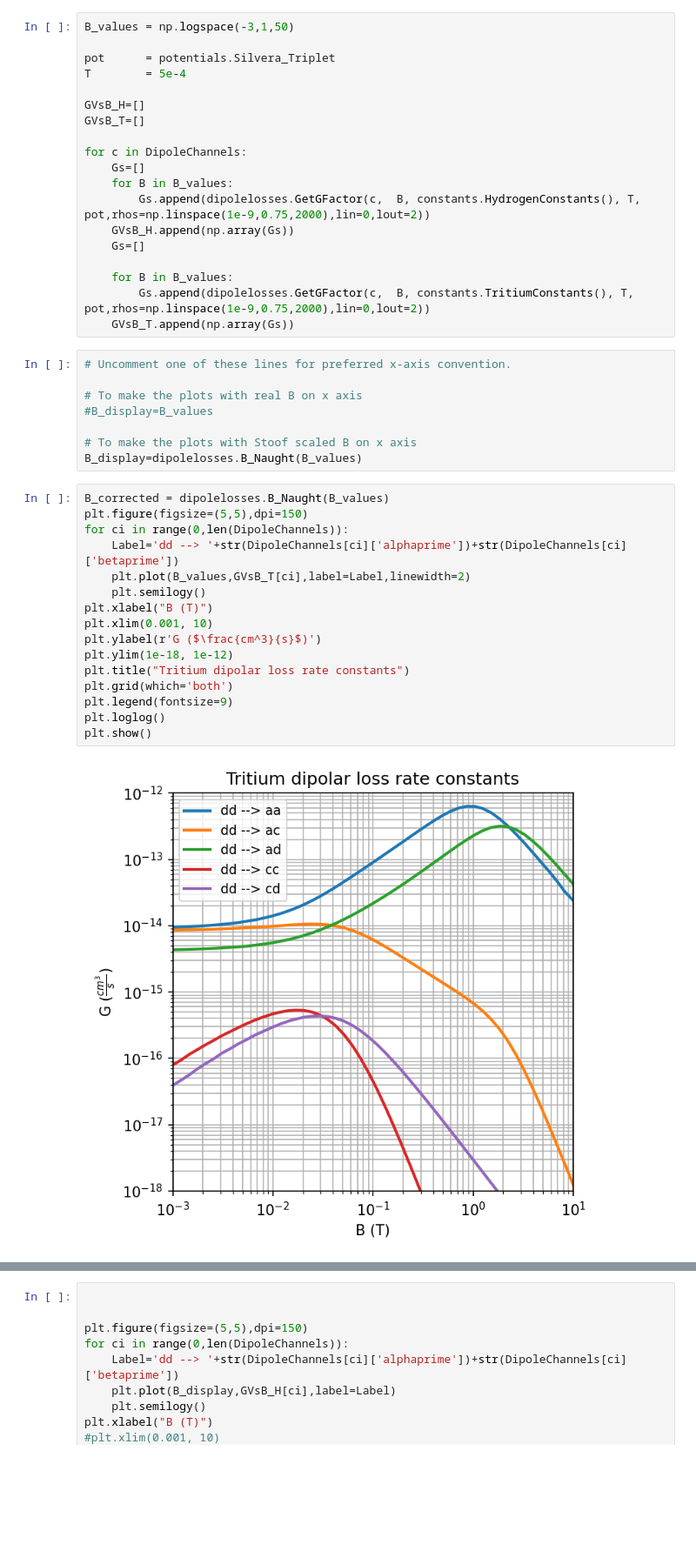
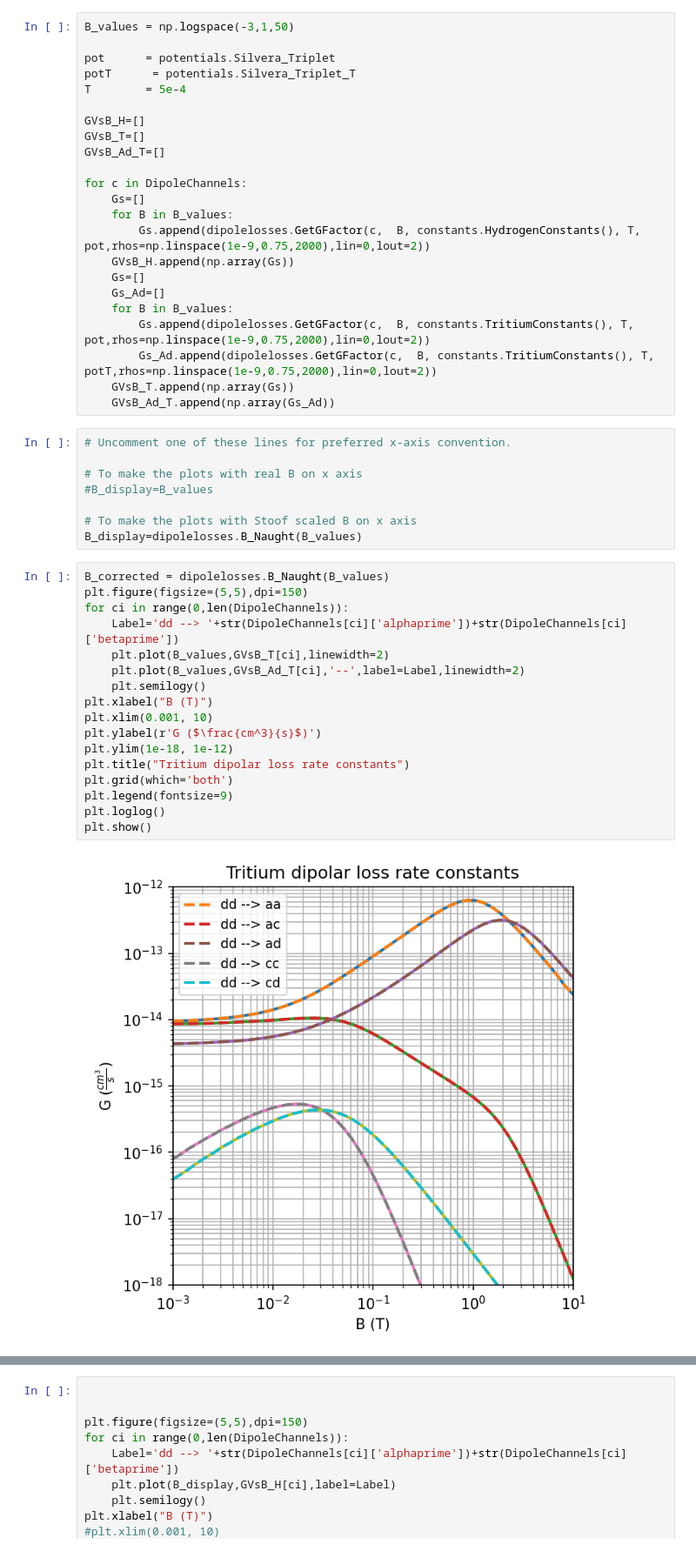
Before and after one commit to UTA-NURES/AtomicHScattering, a Jupyter notebook: examples/Dipolar Losses.ipynb, the cells around one changed output, grey strips where cells are left out. Shown at 87% size. Saved outputs shown, nothing was run; the diff lists cells and outputs as text; blank space fills up the shorter version.

```diff
--- a/examples/Dipolar Losses.ipynb
+++ b/examples/Dipolar Losses.ipynb
@@ -13,10 +13,12 @@ from dipolelosses import DipoleChannels
 B_values = np.logspace(-3,1,50)
 
 pot      = potentials.Silvera_Triplet
+potT      = potentials.Silvera_Triplet_T
 T        = 5e-4
 
 GVsB_H=[]
 GVsB_T=[]
+GVsB_Ad_T=[]
 
 for c in DipoleChannels:
     Gs=[]
@@ -24,10 +26,12 @@ for c in DipoleChannels:
         Gs.append(dipolelosses.GetGFactor(c,  B, constants.HydrogenConstants(), T, pot,rhos=np.linspace(1e-9,0.75,2000),lin=0,lout=2))
     GVsB_H.append(np.array(Gs))
     Gs=[]
-
+    Gs_Ad=[]
     for B in B_values:
         Gs.append(dipolelosses.GetGFactor(c,  B, constants.TritiumConstants(), T, pot,rhos=np.linspace(1e-9,0.75,2000),lin=0,lout=2))
+        Gs_Ad.append(dipolelosses.GetGFactor(c,  B, constants.TritiumConstants(), T, potT,rhos=np.linspace(1e-9,0.75,2000),lin=0,lout=2))
     GVsB_T.append(np.array(Gs))
+    GVsB_Ad_T.append(np.array(Gs_Ad))
 # %%
 # Uncomment one of these lines for preferred x-axis convention.
 
@@ -39,18 +43,19 @@ B_display=dipolelosses.B_Naught(B_values)
 # %%
 B_corrected = dipolelosses.B_Naught(B_values)
 plt.figure(figsize=(5,5),dpi=150)
 for ci in range(0,len(DipoleChannels)):
     Label='dd --> '+str(DipoleChannels[ci]['alphaprime'])+str(DipoleChannels[ci]['betaprime'])
-    plt.plot(B_values,GVsB_T[ci],label=Label,linewidth=2)
+    plt.plot(B_values,GVsB_T[ci],linewidth=2)
+    plt.plot(B_values,GVsB_Ad_T[ci],'--',label=Label,linewidth=2)
     plt.semilogy()
 plt.xlabel("B (T)")
 plt.xlim(0.001, 10)
 plt.ylabel(r'G ($\frac{cm^3}{s}$)')
 plt.ylim(1e-18, 1e-12)
 plt.title("Tritium dipolar loss rate constants")
 plt.grid(which='both')
 plt.legend(fontsize=9)
 plt.loglog()
 plt.show()
 # %% [output]
-[figure, old version]
+[figure, new version]
```
Also changed, not shown: parts of 1 cell of this notebook, 4 other files.
